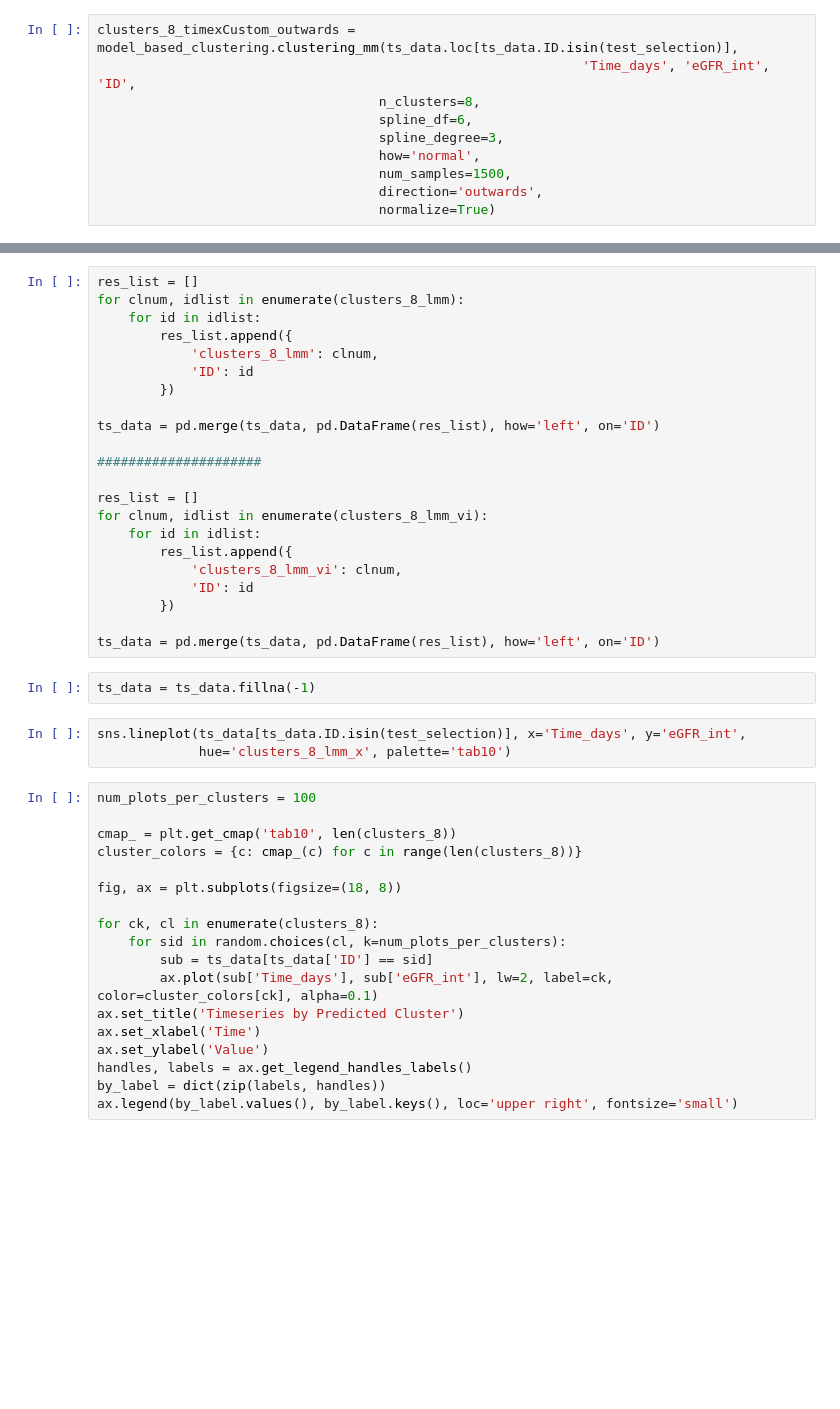
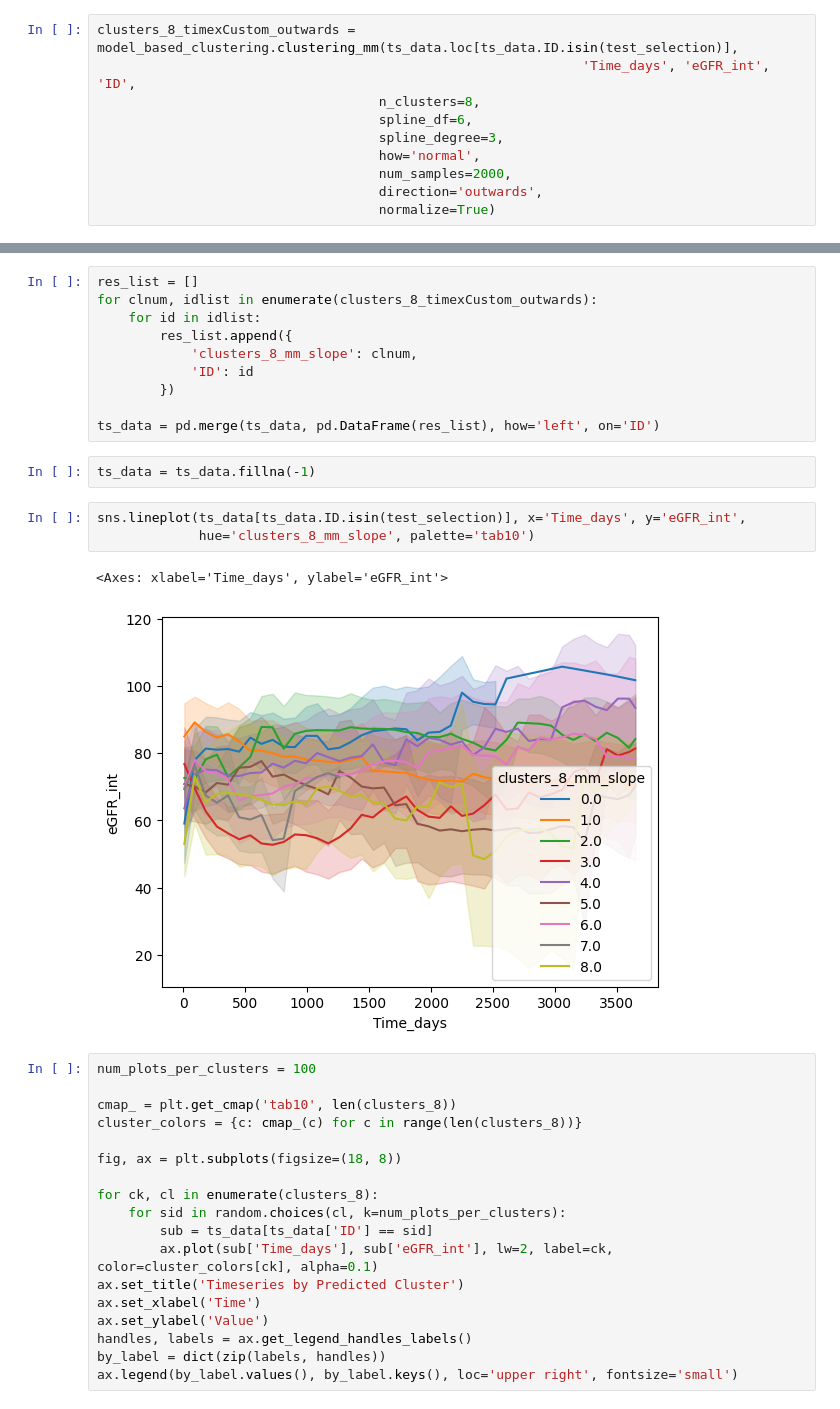
Before and after one commit to bramiozo/TimEx, a Jupyter notebook: sandbox/clustering_AKI_latent.ipynb, the cells around one changed output, grey strips where cells are left out. Saved outputs shown, nothing was run; the diff lists cells and outputs as text; blank space fills up the shorter version.

Commit message:
working on clustering en lmm

```diff
--- a/sandbox/clustering_AKI_latent.ipynb
+++ b/sandbox/clustering_AKI_latent.ipynb
@@ -55,6 +55,6 @@ clusters_8_timexCustom_outwards = model_based_clustering.clustering_mm(ts_data.l
                                     spline_df=6,
                                     spline_degree=3,
                                     how='normal',
-                                    num_samples=1500,
+                                    num_samples=2000,
                                     direction='outwards',
                                     normalize=True)
@@ -159,30 +246,21 @@ pd.DataFrame(res)
 # %%
 res_list = []
-for clnum, idlist in enumerate(clusters_8_lmm):
+for clnum, idlist in enumerate(clusters_8_timexCustom_outwards):
     for id in idlist:
         res_list.append({
-            'clusters_8_lmm': clnum,
+            'clusters_8_mm_slope': clnum,
             'ID': id
         })
 
 ts_data = pd.merge(ts_data, pd.DataFrame(res_list), how='left', on='ID')
-
-#####################
-
-res_list = []
-for clnum, idlist in enumerate(clusters_8_lmm_vi):
-    for id in idlist:
-        res_list.append({
-            'clusters_8_lmm_vi': clnum,
-            'ID': id
-        })
-
-ts_data = pd.merge(ts_data, pd.DataFrame(res_list), how='left', on='ID')
 # %%
 ts_data = ts_data.fillna(-1)
 # %%
 sns.lineplot(ts_data[ts_data.ID.isin(test_selection)], x='Time_days', y='eGFR_int',
-             hue='clusters_8_lmm_x', palette='tab10')
+             hue='clusters_8_mm_slope', palette='tab10')
+# %% [output]
+<Axes: xlabel='Time_days', ylabel='eGFR_int'>
+[figure, added]
 # %%
 num_plots_per_clusters = 100
 
```
Also changed, not shown: parts of 15 cells of this notebook, 3 other files.
